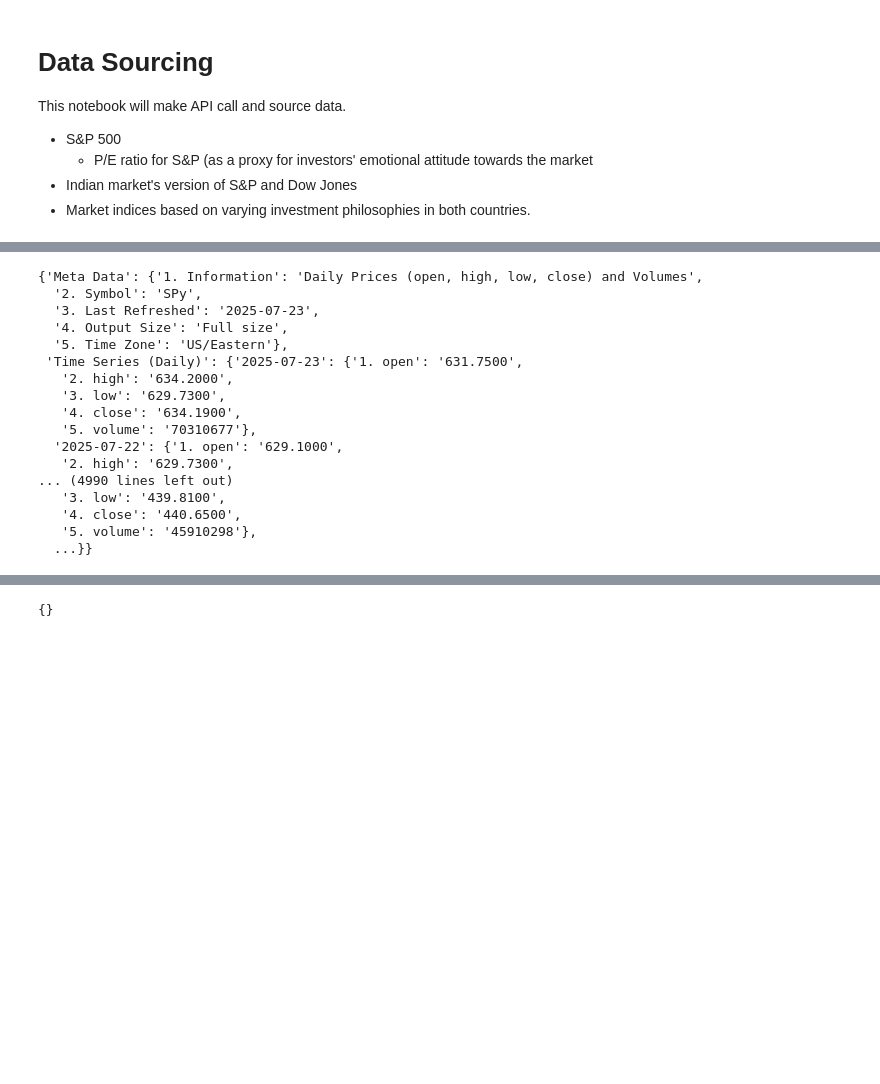
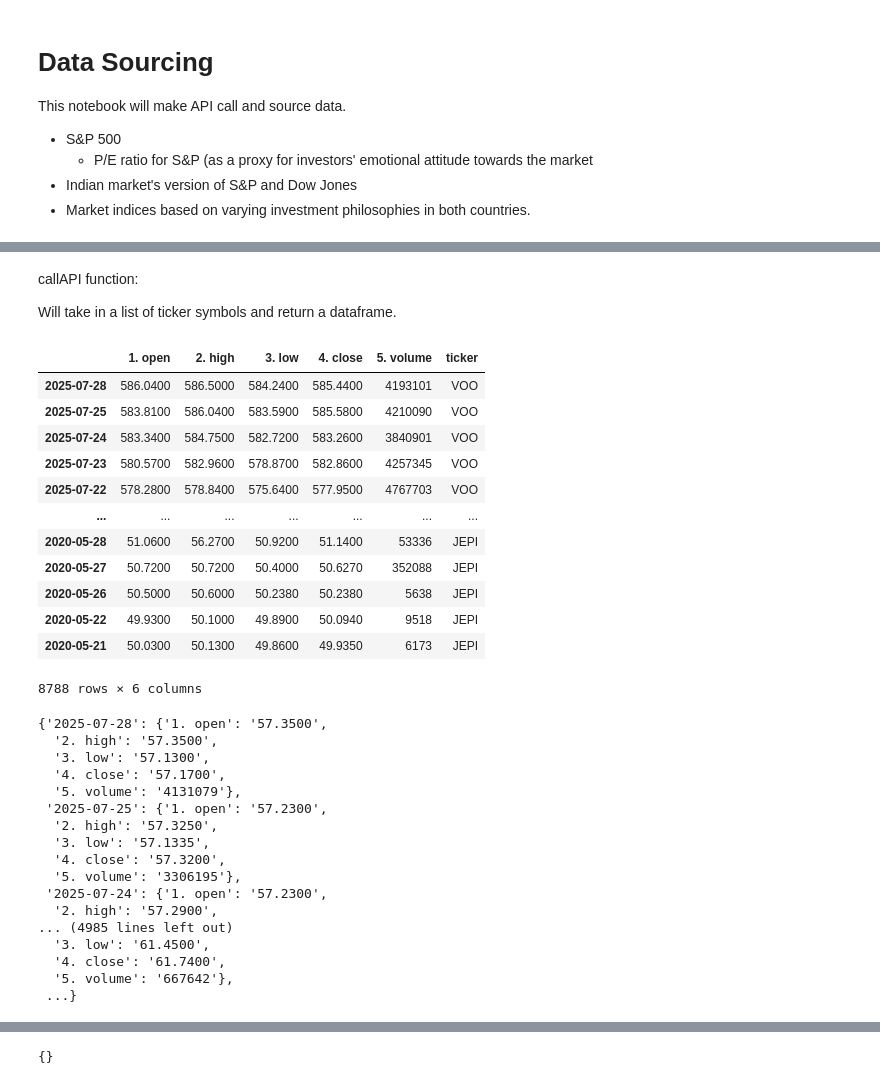
Before and after one commit to puvanans/DE, a Jupyter notebook: dataSourcing.ipynb, the cells around one changed output, grey strips where cells are left out. Drawn from its saved outputs; the diff is of its cells as text; code cells hidden in the pictures; blank space fills up the shorter version.

Commit message:
wrote the callAPI function to take in a list of tickers and return a DataFrame

```diff
--- a/dataSourcing.ipynb
+++ b/dataSourcing.ipynb
@@ -16,4 +17,40 @@ This notebook will make API call and source data.
 import pandas as pd, requests
 # %%
 apiKey = 'RQRA0RQ6ZZAVMA26'
+# %%
+tickers = ['VOO','VOOG','JEPI']
+# %% [markdown]
+callAPI function:
+
+Will take in a list of ticker symbols and return a dataframe.
+# %%
+def callAPI(tickers):
+    dfs =[]
+    for ticker in tickers:
+        r = requests.get(f"https://www.alphavantage.co/query?function=TIME_SERIES_DAILY&symbol={ticker}&outputsize=full&apikey={apiKey}")
+        APIdata = r.json()
+        keys = list(APIdata.keys())
+        data = APIdata[keys[1]]
+        temp_df = pd.DataFrame.from_dict(data, orient='index')
+        temp_df['ticker']=ticker
+        dfs.append(temp_df)
+
+    all_data = pd.concat(dfs)
+    return all_data
+# %%
+callAPI(tickers)
+# %% [output]
+|  | 1. open | 2. high | 3. low | 4. close | 5. volume | ticker |
+| 2025-07-28 | 586.0400 | 586.5000 | 584.2400 | 585.4400 | 4193101 | VOO |
+| 2025-07-25 | 583.8100 | 586.0400 | 583.5900 | 585.5800 | 4210090 | VOO |
+| 2025-07-24 | 583.3400 | 584.7500 | 582.7200 | 583.2600 | 3840901 | VOO |
+| 2025-07-23 | 580.5700 | 582.9600 | 578.8700 | 582.8600 | 4257345 | VOO |
+| 2025-07-22 | 578.2800 | 578.8400 | 575.6400 | 577.9500 | 4767703 | VOO |
+| ... | ... | ... | ... | ... | ... | ... |
+| 2020-05-28 | 51.0600 | 56.2700 | 50.9200 | 51.1400 | 53336 | JEPI |
+| 2020-05-27 | 50.7200 | 50.7200 | 50.4000 | 50.6270 | 352088 | JEPI |
+| 2020-05-26 | 50.5000 | 50.6000 | 50.2380 | 50.2380 | 5638 | JEPI |
+| 2020-05-22 | 49.9300 | 50.1000 | 49.8900 | 50.0940 | 9518 | JEPI |
+| 2020-05-21 | 50.0300 | 50.1300 | 49.8600 | 49.9350 | 6173 | JEPI |
+8788 rows × 6 columns
 # %%
@@ -21,22 +58,23 @@ r = requests.get(f"https://www.alphavantage.co/query?function=TIME_SERIES_DAILY&
 # %%
 data = r.json()
-data
+keys = list(data.keys())
+data[keys[1]]
 # %% [output]
-{'Meta Data': {'1. Information': 'Daily Prices (open, high, low, close) and Volumes',
-  '2. Symbol': 'SPy',
-  '3. Last Refreshed': '2025-07-23',
-  '4. Output Size': 'Full size',
-  '5. Time Zone': 'US/Eastern'},
- 'Time Series (Daily)': {'2025-07-23': {'1. open': '631.7500',
-   '2. high': '634.2000',
-   '3. low': '629.7300',
-   '4. close': '634.1900',
-   '5. volume': '70310677'},
-  '2025-07-22': {'1. open': '629.1000',
-   '2. high': '629.7300',
-... (4990 lines left out)
-   '3. low': '439.8100',
-   '4. close': '440.6500',
-   '5. volume': '45910298'},
-  ...}}
+{'2025-07-28': {'1. open': '57.3500',
+  '2. high': '57.3500',
+  '3. low': '57.1300',
+  '4. close': '57.1700',
+  '5. volume': '4131079'},
+ '2025-07-25': {'1. open': '57.2300',
+  '2. high': '57.3250',
+  '3. low': '57.1335',
+  '4. close': '57.3200',
+  '5. volume': '3306195'},
+ '2025-07-24': {'1. open': '57.2300',
+  '2. high': '57.2900',
+... (4985 lines left out)
+  '3. low': '61.4500',
+  '4. close': '61.7400',
+  '5. volume': '667642'},
+ ...}
 # %%
```
Also changed, not shown: parts of 3 cells of this notebook.
